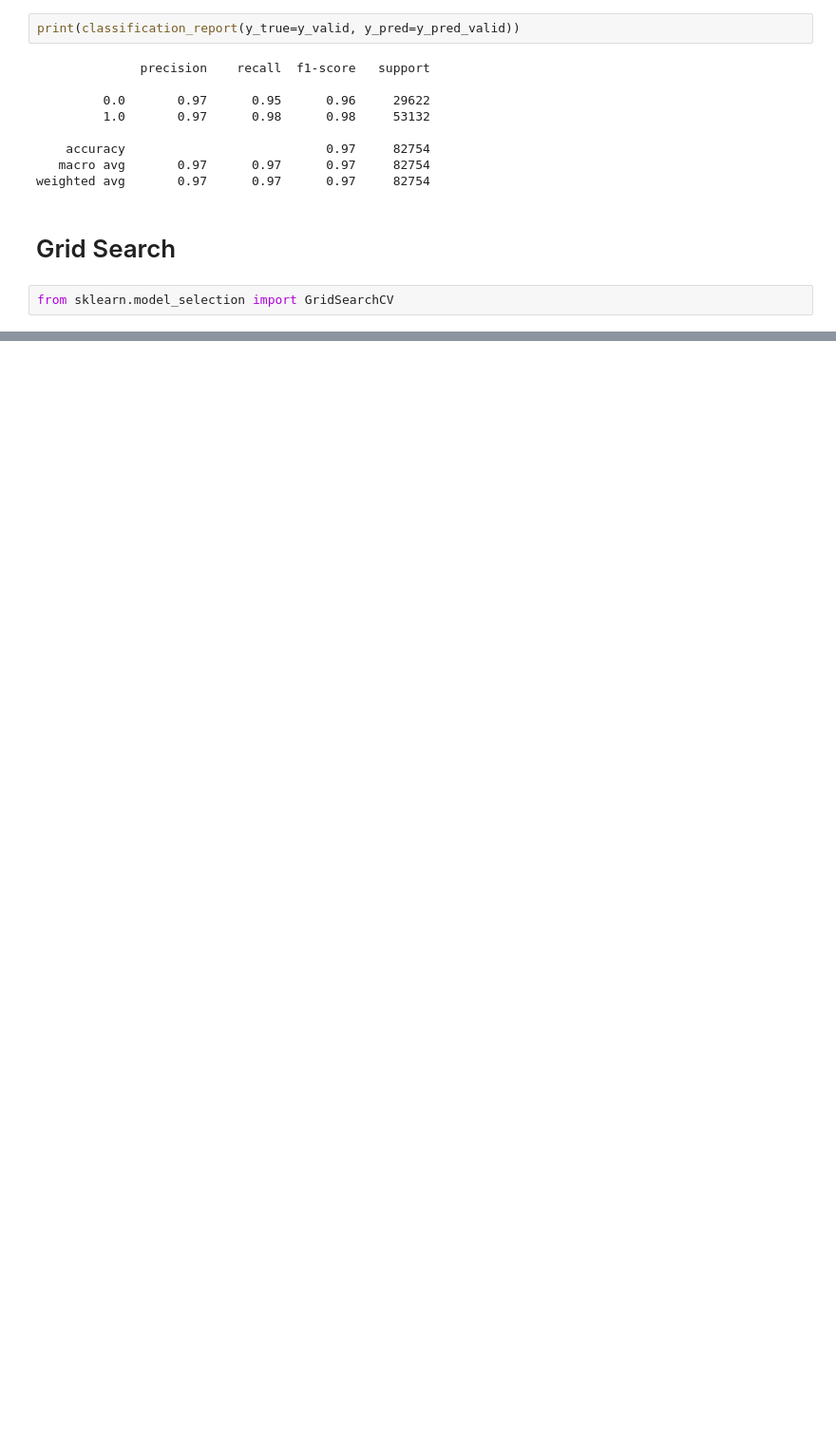
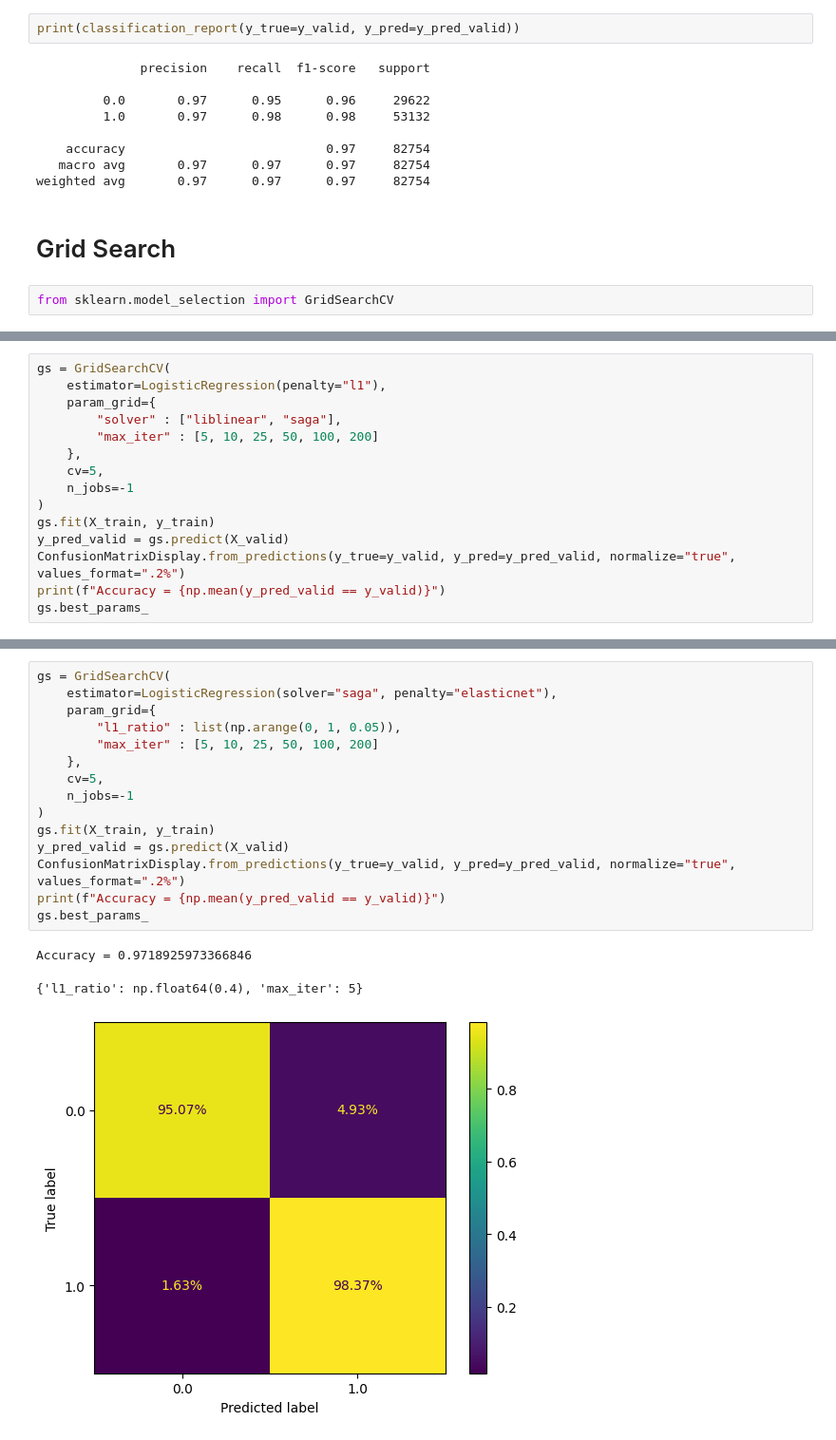
Before and after one commit to LudwikMadej/ML_Intro_Project_1, a Jupyter notebook: Milestone_3/LogisticRegression.ipynb, the cells around one changed output, grey strips where cells are left out. Shown: that part at 95% size. Saved outputs shown, nothing was run; the diff lists cells and outputs as text; blank space fills up the shorter version.

```diff
--- a/Milestone_3/LogisticRegression.ipynb
+++ b/Milestone_3/LogisticRegression.ipynb
@@ -113,0 +211,15 @@ gs = GridSearchCV(
+# %%
+gs = GridSearchCV(
+    estimator=LogisticRegression(penalty="l1"),
+    param_grid={
+        "solver" : ["liblinear", "saga"],
+        "max_iter" : [5, 10, 25, 50, 100, 200]
+    },
+    cv=5,
+    n_jobs=-1
+)
+gs.fit(X_train, y_train)
+y_pred_valid = gs.predict(X_valid)
+ConfusionMatrixDisplay.from_predictions(y_true=y_valid, y_pred=y_pred_valid, normalize="true", values_format=".2%")
+print(f"Accuracy = {np.mean(y_pred_valid == y_valid)}")
+gs.best_params_
@@ -113,0 +230,19 @@ gs = GridSearchCV(
+# %%
+gs = GridSearchCV(
+    estimator=LogisticRegression(solver="saga", penalty="elasticnet"),
+    param_grid={
+        "l1_ratio" : list(np.arange(0, 1, 0.05)),
+        "max_iter" : [5, 10, 25, 50, 100, 200]
+    },
+    cv=5,
+    n_jobs=-1
+)
+gs.fit(X_train, y_train)
+y_pred_valid = gs.predict(X_valid)
+ConfusionMatrixDisplay.from_predictions(y_true=y_valid, y_pred=y_pred_valid, normalize="true", values_format=".2%")
+print(f"Accuracy = {np.mean(y_pred_valid == y_valid)}")
+gs.best_params_
+# %% [output]
+Accuracy = 0.9718925973366846
+{'l1_ratio': np.float64(0.4), 'max_iter': 5}
+[figure, added]
```
Also changed, not shown: parts of 15 cells of this notebook.
